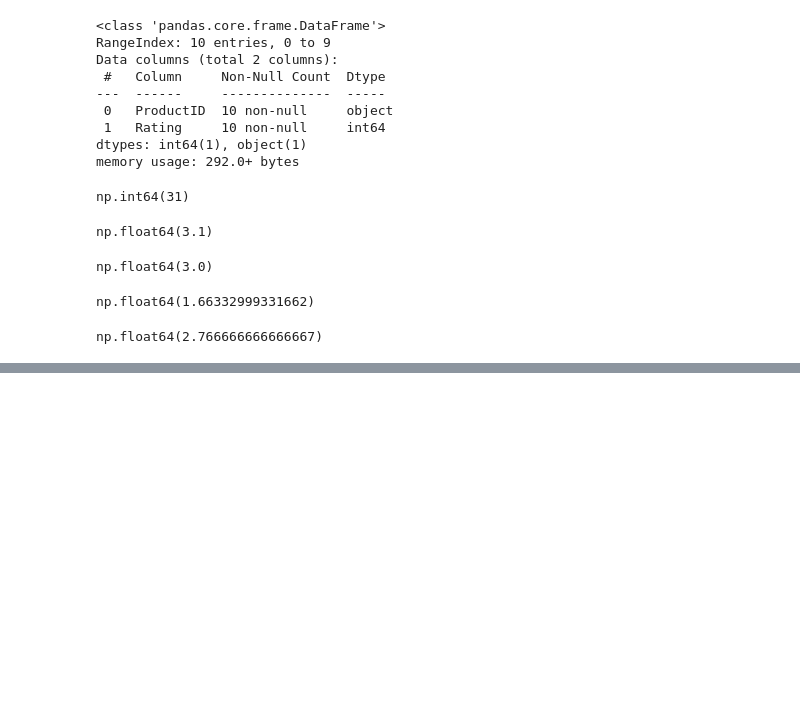
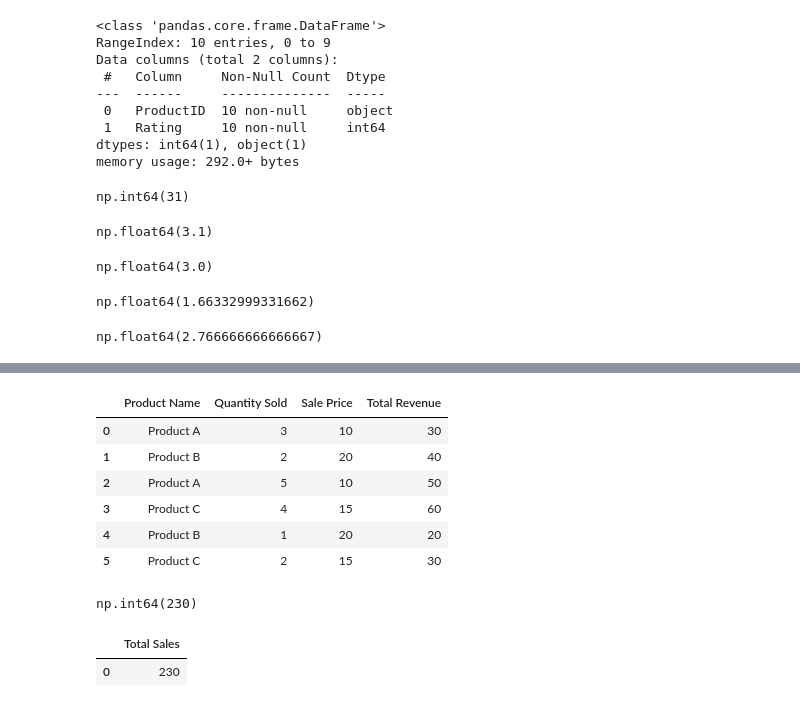
Before and after one commit to Lettush/DPT01, a Jupyter notebook: [5] Pandas/pandas_basics.ipynb, the cells around one changed output, grey strips where cells are left out. Drawn from its saved outputs; the diff is of its cells as text; code cells hidden in the pictures; blank space fills up the shorter version.

```diff
--- a/[5] Pandas/pandas_basics.ipynb
+++ b/[5] Pandas/pandas_basics.ipynb
@@ -510,0 +546,4 @@ np.float64(2.766666666666667)
+# %%
+# Step 1: Import sales.csv into our notebook
+sales_df = pd.read_csv('sales.csv')
+sales_df
@@ -510,0 +558,25 @@ np.float64(2.766666666666667)
+# %%
+# Step 2: Getting the total revenue per row
+sales_df['Total Revenue'] = sales_df['Quantity Sold'] * sales_df['Sale Price']
+sales_df
+# %% [output]
+|  | Product Name | Quantity Sold | Sale Price | Total Revenue |
+| 0 | Product A | 3 | 10 | 30 |
+| 1 | Product B | 2 | 20 | 40 |
+| 2 | Product A | 5 | 10 | 50 |
+| 3 | Product C | 4 | 15 | 60 |
+| 4 | Product B | 1 | 20 | 20 |
+| 5 | Product C | 2 | 15 | 30 |
+# %%
+# Step 3: Adding all totals together
+total_revenue = sales_df['Total Revenue'].sum()
+total_revenue
+# %% [output]
+np.int64(230)
+# %%
+# Step 4: Creating a Dataframe for Total Sales
+summary_df = pd.DataFrame([{'Total Sales': total_revenue}])
+summary_df
+# %% [output]
+|  | Total Sales |
+| 0 | 230 |
```
Also changed, not shown: parts of 14 cells of this notebook.
